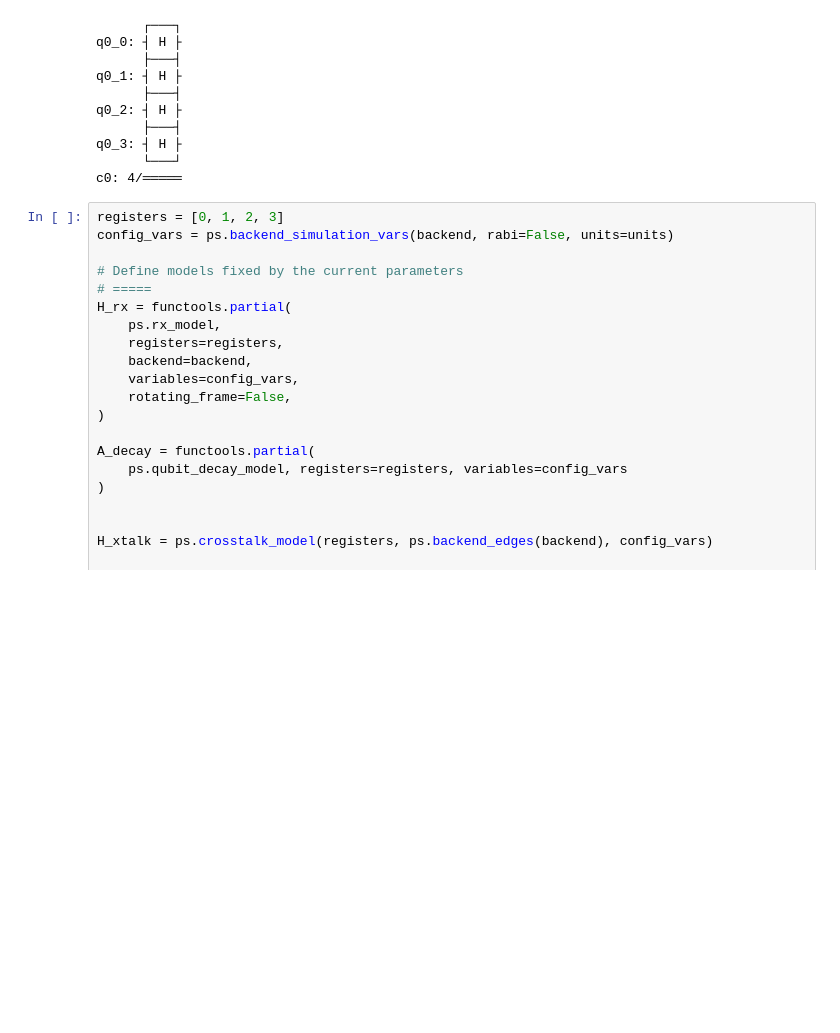
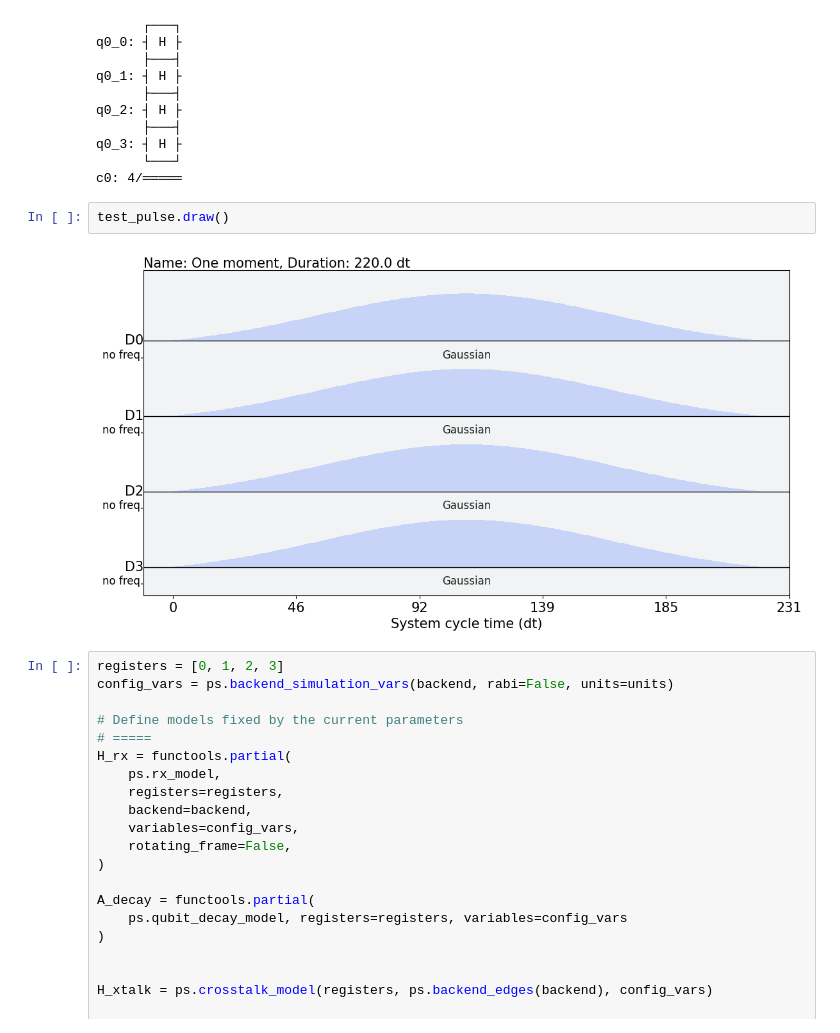
Before and after one commit to andgoldschmidt/pulse-simulator, a Jupyter notebook: notebooks/03_simulating_moments.ipynb, the cells around one changed output. Drawn from its saved outputs; the diff is of its cells as text; blank space fills up the shorter version.

```diff
--- a/notebooks/03_simulating_moments.ipynb
+++ b/notebooks/03_simulating_moments.ipynb
@@ -223,6 +223,10 @@ q0_2: ┤ H ├
 q0_3: ┤ H ├
       └───┘
 c0: 4/═════
+# %%
+test_pulse.draw()
+# %% [output]
+[figure, added]
 # %%
 registers = [0, 1, 2, 3]
 config_vars = ps.backend_simulation_vars(backend, rabi=False, units=units)
```
Also changed, not shown: 5 other files.
